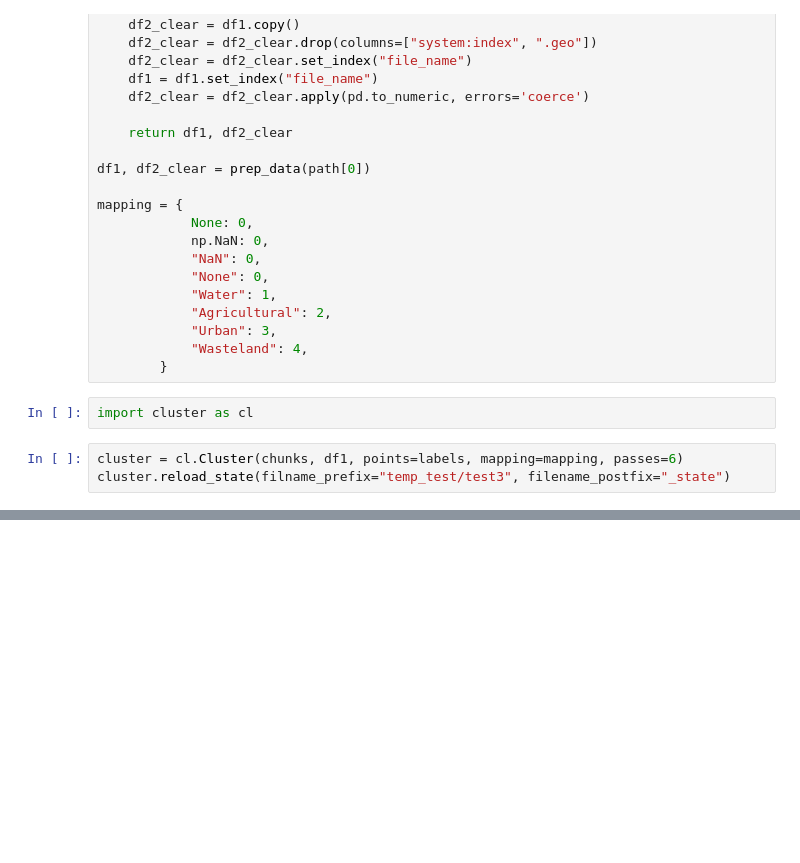
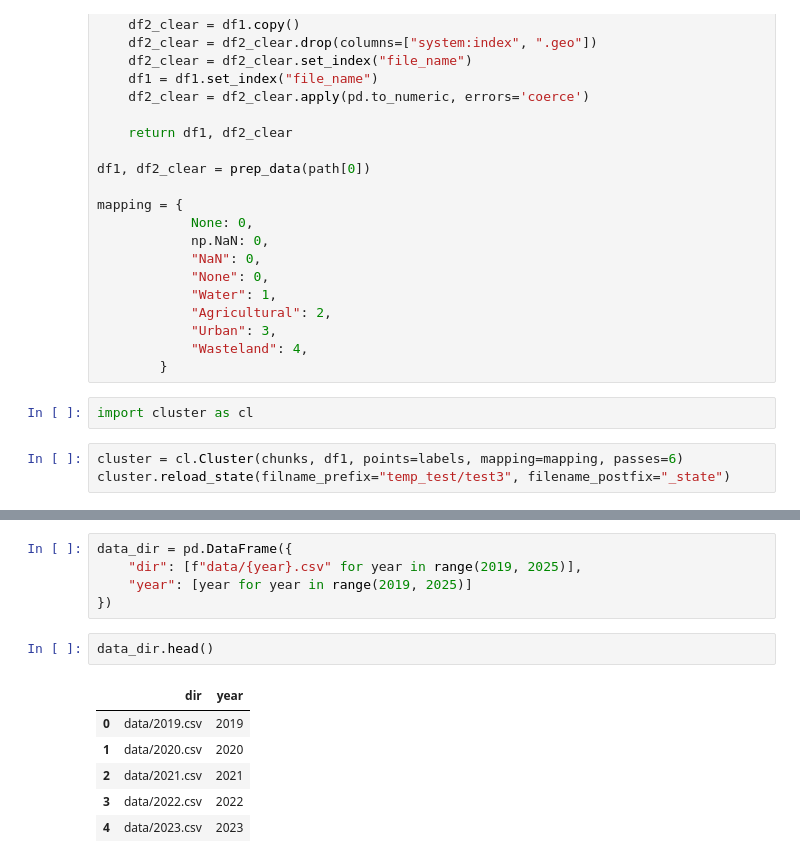
Before and after one commit to JamesChamberlainw/heritage-monitoring-kit, a Jupyter notebook: generate_map.ipynb, the cells around one changed output, grey strips where cells are left out. Cells and saved outputs as stored; diff of their text form; blank space fills up the shorter version.

```diff
--- a/generate_map.ipynb
+++ b/generate_map.ipynb
@@ -358,0 +500,14 @@ class ts_cluster():
+# %%
+data_dir = pd.DataFrame({
+    "dir": [f"data/{year}.csv" for year in range(2019, 2025)],
+    "year": [year for year in range(2019, 2025)]
+})
+# %%
+data_dir.head()
+# %% [output]
+|  | dir | year |
+| 0 | data/2019.csv | 2019 |
+| 1 | data/2020.csv | 2020 |
+| 2 | data/2021.csv | 2021 |
+| 3 | data/2022.csv | 2022 |
+| 4 | data/2023.csv | 2023 |
```
Also changed, not shown: parts of 9 cells of this notebook.
